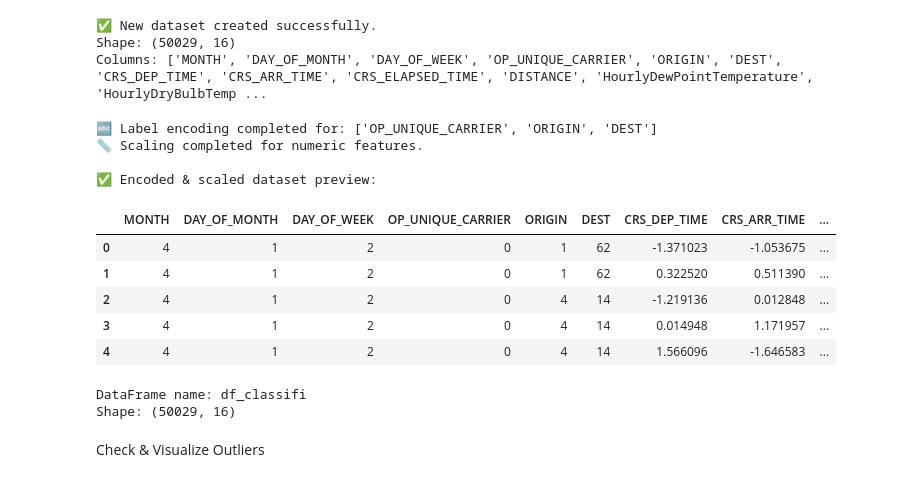
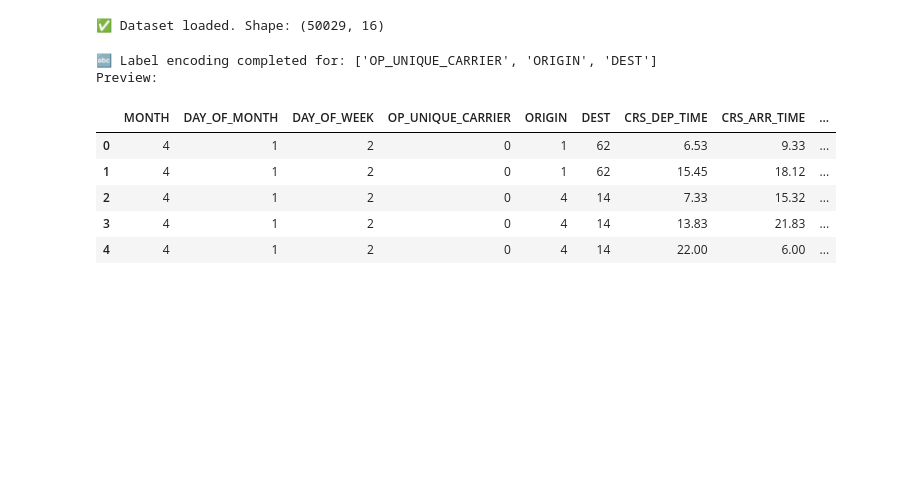
Before and after one commit to cestthanh/USA-flight-delay-prediction, a Jupyter notebook: Modeling_Classification/preprocess_classi.ipynb, the cells around one changed output. Saved outputs shown, nothing was run; the diff lists cells and outputs as text; code cells hidden in the pictures; blank space fills up the shorter version.

Commit message:
edit preprocess and logis_re model

```diff
--- a/Modeling_Classification/preprocess_classi.ipynb
+++ b/Modeling_Classification/preprocess_classi.ipynb
@@ -11,7 +9,7 @@ from sklearn.preprocessing import LabelEncoder, StandardScaler
 # --- Load original dataset ---
 df = pd.read_csv(r"D:\Project DS Final\2025\check\final_clean_data.csv")
 
-# --- Select the features and target for classification ---
+# --- Select features for classification ---
 selected_columns = [
     "MONTH","DAY_OF_MONTH","DAY_OF_WEEK",
     "OP_UNIQUE_CARRIER","ORIGIN","DEST",
@@ -19,61 +17,34 @@ selected_columns = [
     "CRS_ELAPSED_TIME","DISTANCE",
     "HourlyDewPointTemperature","HourlyDryBulbTemperature",
     "HourlyRelativeHumidity","HourlyVisibility","HourlyWindSpeed",
-    "DEP_DEL15"   # target column
+    "DEP_DEL15"
 ]
-
-# --- Create a new DataFrame with only selected columns ---
 df_classifi = df[selected_columns].copy()
-
-# --- Check result ---
-print("✅ New dataset created successfully.")
-print("Shape:", df_classifi.shape)
-print("Columns:", list(df_classifi.columns))
+print("✅ Dataset loaded. Shape:", df_classifi.shape)
 # %% [output]
-✅ New dataset created successfully.
-Shape: (50029, 16)
-Columns: ['MONTH', 'DAY_OF_MONTH', 'DAY_OF_WEEK', 'OP_UNIQUE_CARRIER', 'ORIGIN', 'DEST', 'CRS_DEP_TIME', 'CRS_ARR_TIME', 'CRS_ELAPSED_TIME', 'DISTANCE', 'HourlyDewPointTemperature', 'HourlyDryBulbTemp ...
+✅ Dataset loaded. Shape: (50029, 16)
 # %%
-# --- Label encode categorical columns ---
+# ===============================
+# 2️⃣ Encode categorical columns
+# ===============================
+from sklearn.preprocessing import LabelEncoder
+
 label_cols = ["OP_UNIQUE_CARRIER", "ORIGIN", "DEST"]
 le = LabelEncoder()
 
 for col in label_cols:
     df_classifi[col] = le.fit_transform(df_classifi[col])
 
 print("🔤 Label encoding completed for:", label_cols)
-
-# --- Scale numeric columns ---
-scale_cols = [
-    "CRS_DEP_TIME","CRS_ARR_TIME","CRS_ELAPSED_TIME","DISTANCE",
-    "HourlyDewPointTemperature","HourlyDryBulbTemperature",
-    "HourlyRelativeHumidity","HourlyVisibility","HourlyWindSpeed"
-]
-
-scaler = StandardScaler()
-df_classifi[scale_cols] = scaler.fit_transform(df_classifi[scale_cols])
-
-print("📏 Scaling completed for numeric features.")
-
-# --- Kiểm tra kết quả ---
-print("\n✅ Encoded & scaled dataset preview:")
+print("Preview:")
 display(df_classifi.head())
-
-print("DataFrame name: df_classifi")
-print("Shape:", df_classifi.shape)
 # %% [output]
 🔤 Label encoding completed for: ['OP_UNIQUE_CARRIER', 'ORIGIN', 'DEST']
-📏 Scaling completed for numeric features.
-
-✅ Encoded & scaled dataset preview:
+Preview:
 |  | MONTH | DAY_OF_MONTH | DAY_OF_WEEK | OP_UNIQUE_CARRIER | ORIGIN | DEST | CRS_DEP_TIME | CRS_ARR_TIME | ... |
-| 0 | 4 | 1 | 2 | 0 | 1 | 62 | -1.371023 | -1.053675 | ... |
-| 1 | 4 | 1 | 2 | 0 | 1 | 62 | 0.322520 | 0.511390 | ... |
-| 2 | 4 | 1 | 2 | 0 | 4 | 14 | -1.219136 | 0.012848 | ... |
-| 3 | 4 | 1 | 2 | 0 | 4 | 14 | 0.014948 | 1.171957 | ... |
-| 4 | 4 | 1 | 2 | 0 | 4 | 14 | 1.566096 | -1.646583 | ... |
+| 0 | 4 | 1 | 2 | 0 | 1 | 62 | 6.53 | 9.33 | ... |
+| 1 | 4 | 1 | 2 | 0 | 1 | 62 | 15.45 | 18.12 | ... |
+| 2 | 4 | 1 | 2 | 0 | 4 | 14 | 7.33 | 15.32 | ... |
+| 3 | 4 | 1 | 2 | 0 | 4 | 14 | 13.83 | 21.83 | ... |
+| 4 | 4 | 1 | 2 | 0 | 4 | 14 | 22.00 | 6.00 | ... |
-DataFrame name: df_classifi
-Shape: (50029, 16)
-# %% [markdown]
-Check & Visualize Outliers
 # %%
```
Also changed, not shown: parts of 6 cells of this notebook, 2 other files.
